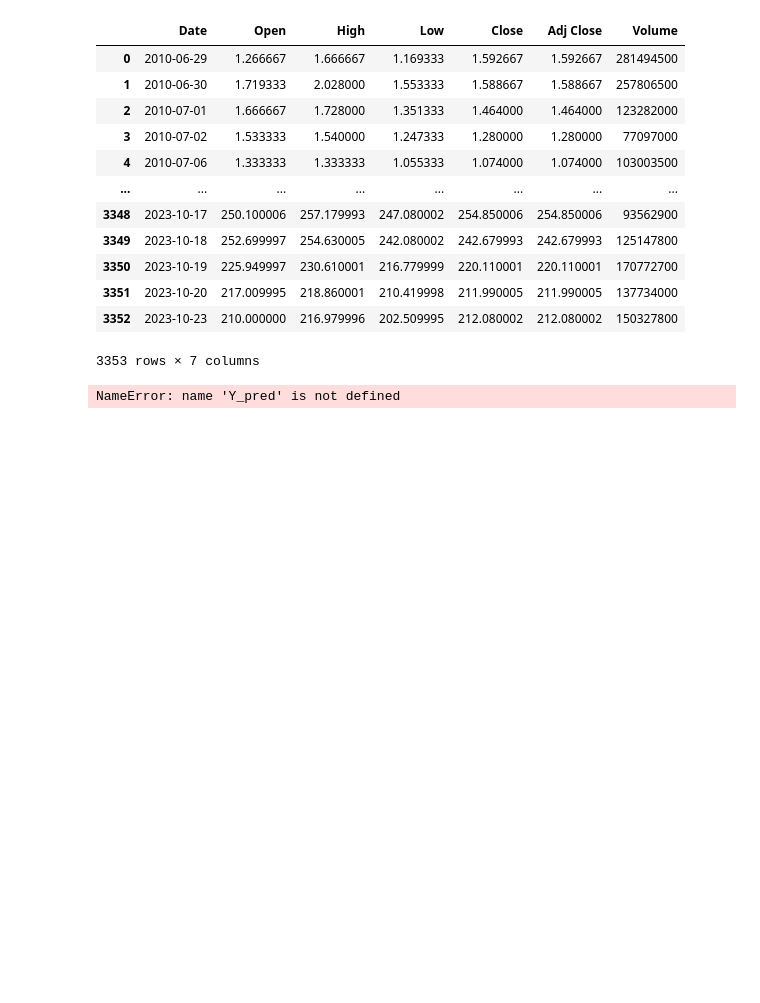
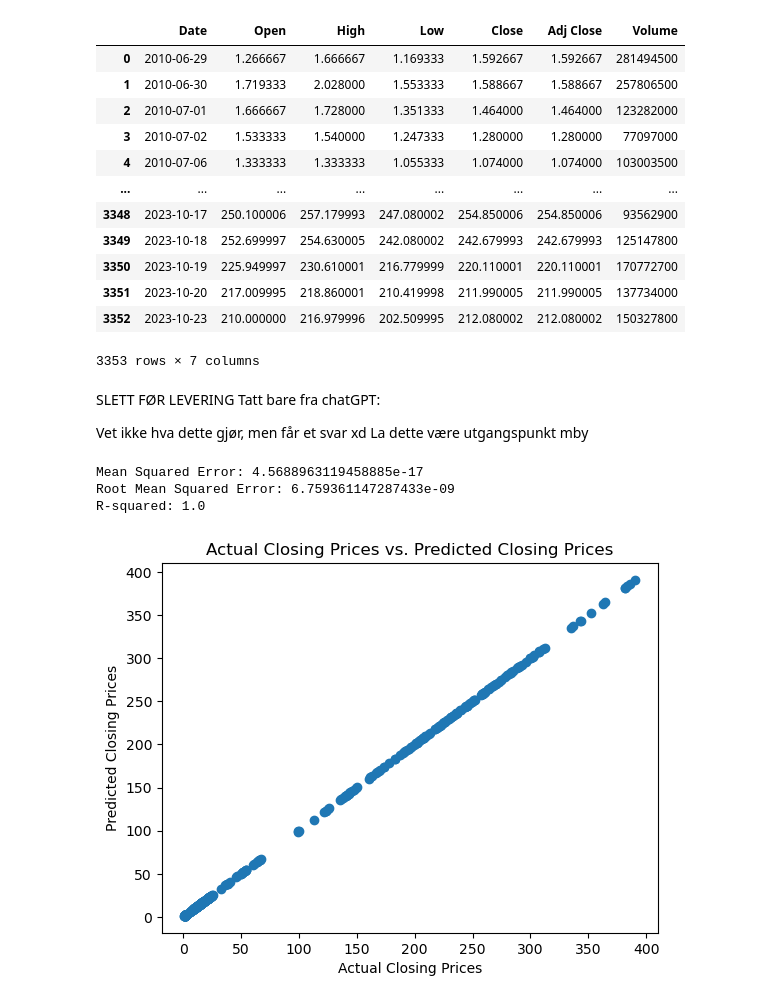
Before and after one commit to Thanhibanani/DAVE3625Oblig2, a Jupyter notebook: main.ipynb, the cells around one changed output. Drawn from its saved outputs; the diff is of its cells as text; code cells hidden in the pictures; blank space fills up the shorter version.

```diff
--- a/main.ipynb
+++ b/main.ipynb
@@ -27,36 +27,45 @@ display(df)
 | 3351 | 2023-10-20 | 217.009995 | 218.860001 | 210.419998 | 211.990005 | 211.990005 | 137734000 |
 | 3352 | 2023-10-23 | 210.000000 | 216.979996 | 202.509995 | 212.080002 | 212.080002 | 150327800 |
 3353 rows × 7 columns
+# %% [markdown]
+SLETT FØR LEVERING
+Tatt bare fra chatGPT:
+
+Vet ikke hva dette gjør, men får et svar xd
+La dette være utgangspunkt mby
 # %%
 # Extract features (independent variables) and target variable
 # For this example, we'll use 'Open', 'High', 'Low', 'Adjusted Close', and 'Volume'
 X = df[['Open', 'High', 'Low', 'Adj Close', 'Volume']]
 y = df['Close']  # Predicting the closing price
 
 # Split the data into training and testing sets
 X_train, X_test, y_train, y_test = train_test_split(X, y, test_size=0.2, random_state=42)
 
 # Create and train the linear regression model
 model = LinearRegression()
 model.fit(X_train, y_train)
 
 # Make predictions on the testing set
 y_pred = model.predict(X_test)
 
 # Evaluate the model
 mse = metrics.mean_squared_error(y_test, y_pred)
 rmse = (mse ** 0.5)
-r2 = r2_score(y_test, y_pred)
+r2 = metrics.r2_score(y_test, y_pred)
 
 print(f"Mean Squared Error: {mse}")
 print(f"Root Mean Squared Error: {rmse}")
 print(f"R-squared: {r2}")
 
 # Visualize the results
 plt.scatter(y_test, y_pred)
 plt.xlabel("Actual Closing Prices")
 plt.ylabel("Predicted Closing Prices")
 plt.title("Actual Closing Prices vs. Predicted Closing Prices")
 plt.show()
 # %% [output]
-NameError: name 'Y_pred' is not defined
+Mean Squared Error: 4.5688963119458885e-17
+Root Mean Squared Error: 6.759361147287433e-09
+R-squared: 1.0
+[figure, added]
```
